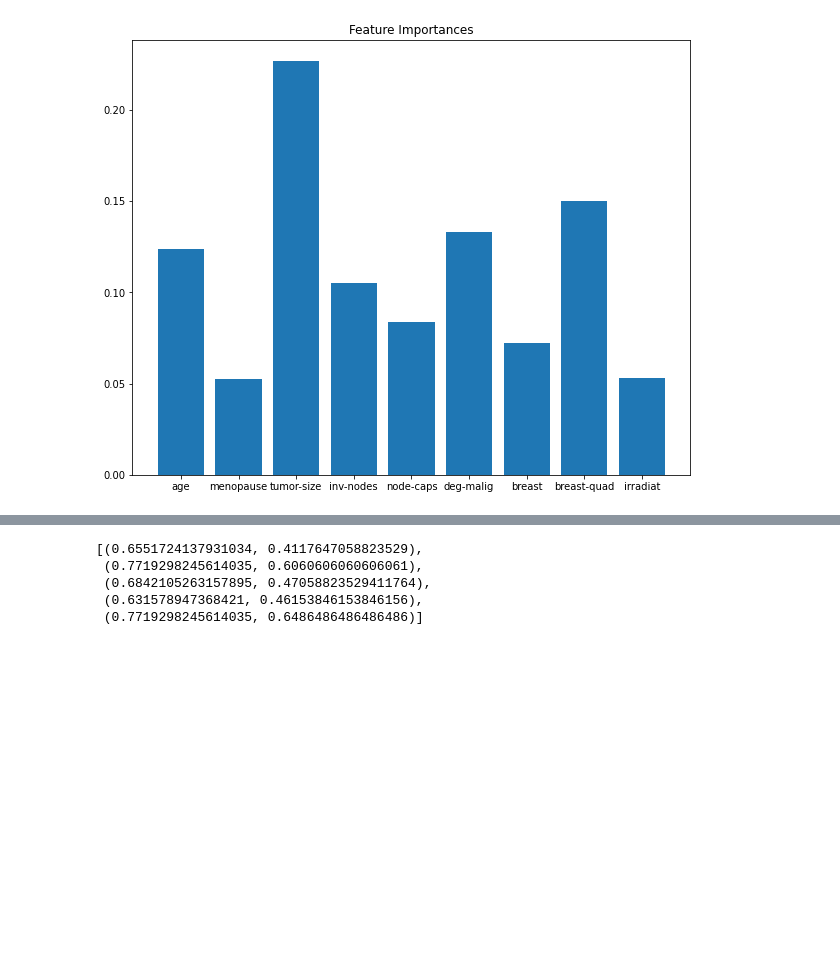
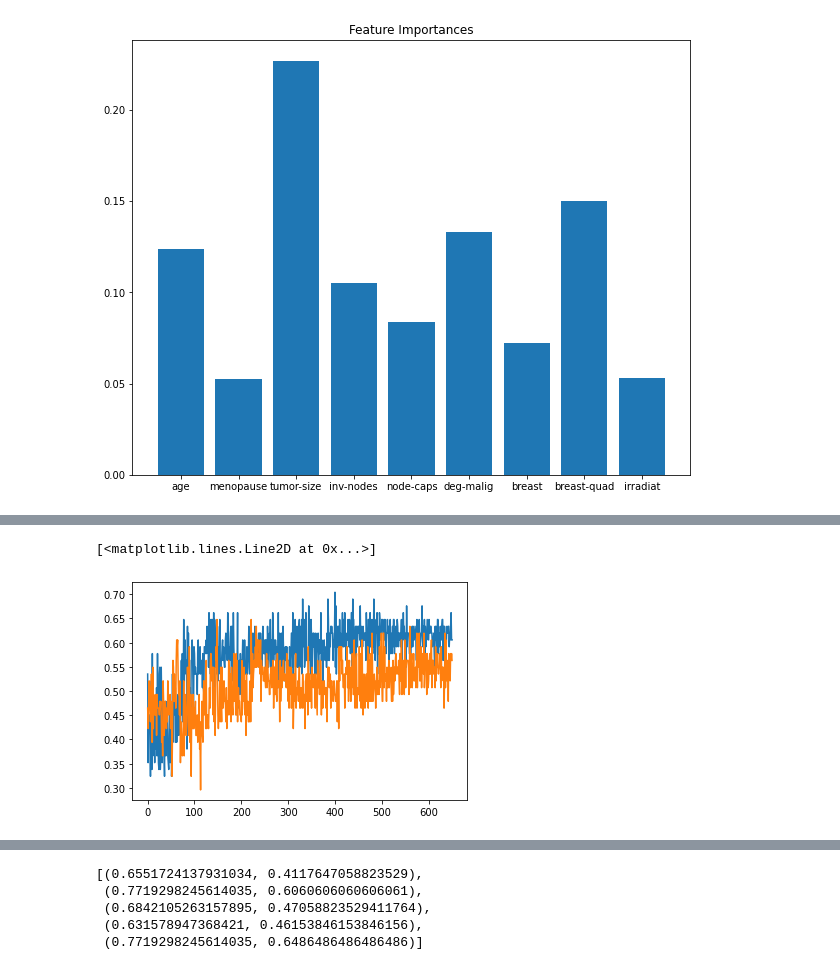
Before and after one commit to Coldog2333/qc_group_project, a Jupyter notebook: self-learn encoder.ipynb, the cells around one changed output, grey strips where cells are left out. Drawn from its saved outputs; the diff is of its cells as text; code cells hidden in the pictures; blank space fills up the shorter version.

Commit message:
update self learn notebook

```diff
--- a/self-learn encoder.ipynb
+++ b/self-learn encoder.ipynb
@@ -365,0 +440,30 @@ def kfold_vqc(feature_map, \
+# %%
+# setup aqua logging
+import logging
+from qiskit.aqua import set_qiskit_aqua_logging
+set_qiskit_aqua_logging(logging.DEBUG)  # choose INFO, DEBUG to see the log
+
+# Preparing data
+X, y = X_df[selected_features].values, y_df.values
+X_binary_encoded = binary_encoder(X)
+
+# Preparing inputs for feeding VQC
+num_qubit = len(X_binary_encoded[0])//3
+# Custom Feature Map
+feature_map = QuantumCircuit(num_qubit)
+var_form = MyRYRZ(num_qubit, 1)
+backend = QasmSimulator({"method": "statevector_gpu"})
+
+# Test Run VQC (CustomFeatureMap)
+seed, epoch = 10598, 300
+optimizer = lambda: SPSA(epoch)
+result_bc_depth1 = kfold_vqc(feature_map, \
+                    var_form, \
+                    backend, \
+                    optimizer, \
+                    seed, \
+                    X_binary_encoded, y, \
+                    'models/BC_self_learn_encoder_standard_4fold_depth1_model', \
+                    'results/BC_self_learn_encoder_standard_4fold_depth1_results.pkl', \
+                    k=4,
+                    randomizer="standard_normal")
@@ -437,3 +536,13 @@ Fold number 1
+# %%
+import pickle
+with open('results/BC_self_learn_encoder_standard_4fold_results.pkl', 'rb') as f:
+    result_self_depth_4 = pickle.load(f)
+# %%
+plt.plot(result_self_depth_4['Validation accuracy logs'][2])
+plt.plot(result_bc_depth1['Validation accuracy logs'][2])
+# %% [output]
+[<matplotlib.lines.Line2D at 0x...>]
+[figure, added]
 # %%
 mean_epoch = result['Training losses (mean)'][-600:]
 std_epoch = result['Training losses'].std(0)[-600:]
```
Also changed, not shown: parts of 36 cells of this notebook.
